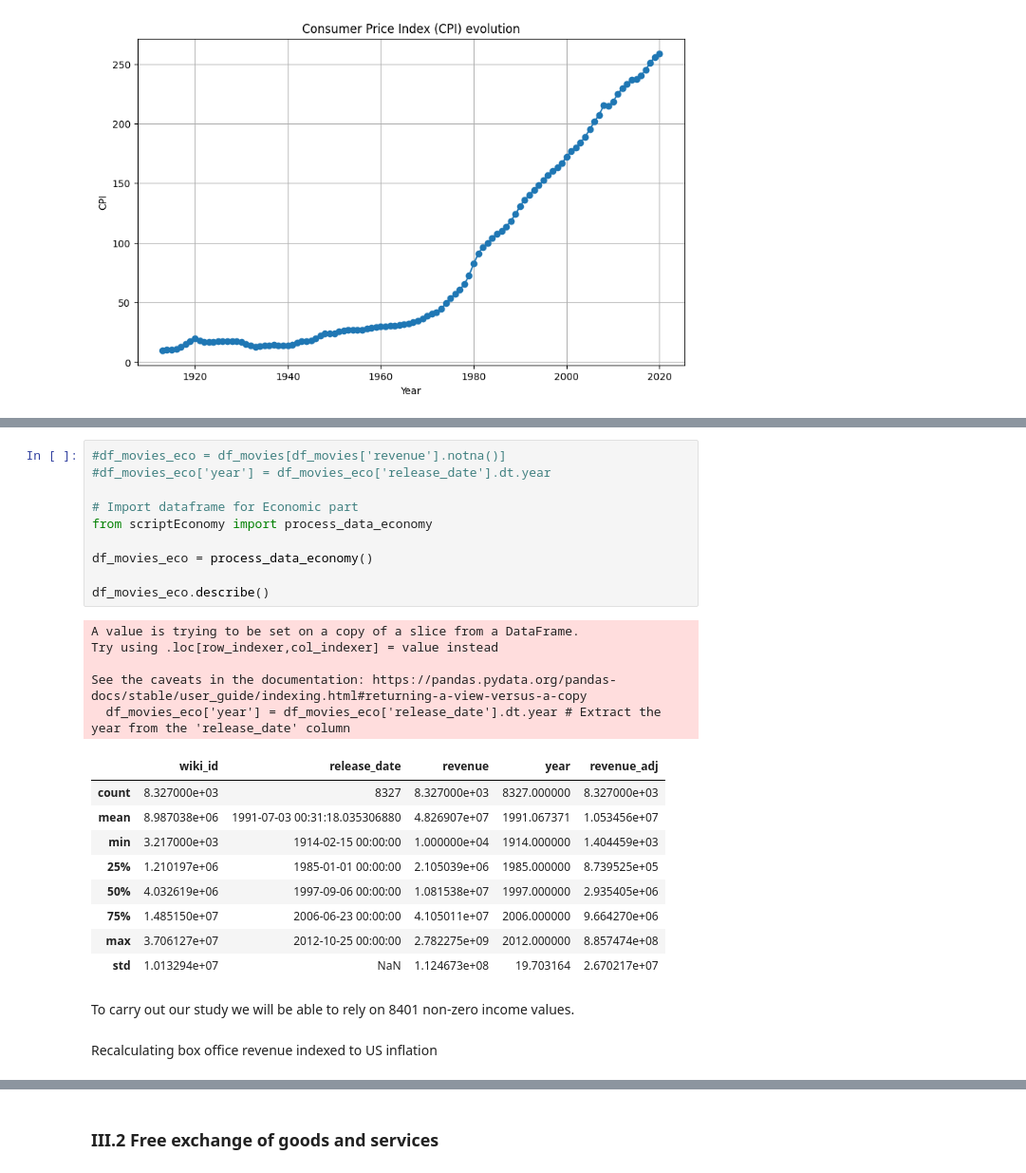
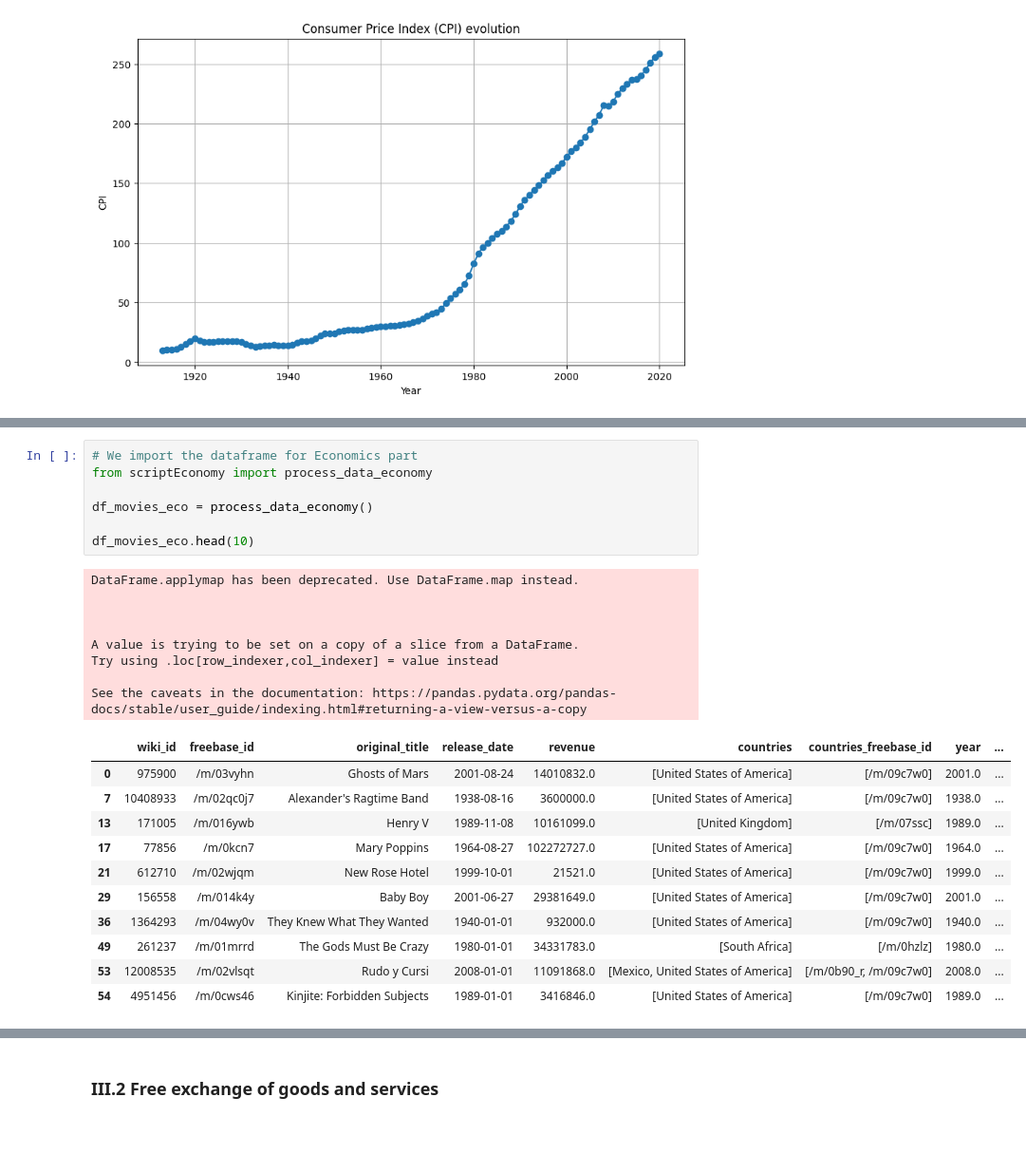
Before and after one commit to epfl-ada/ada-2024-project-teamcsx24, a Jupyter notebook: results_economy.ipynb, the cells around one changed output, grey strips where cells are left out. Shown at 95% size. Drawn from its saved outputs; the diff is of its cells as text; blank space fills up the shorter version.

Commit message:
Final Economic Analysis

```diff
--- a/results_economy.ipynb
+++ b/results_economy.ipynb
@@ -260,29 +268,27 @@ Filtering on notna box office revenue
 # %%
-#df_movies_eco = df_movies[df_movies['revenue'].notna()]
-#df_movies_eco['year'] = df_movies_eco['release_date'].dt.year
-
-# Import dataframe for Economic part
+# We import the dataframe for Economics part
 from scriptEconomy import process_data_economy
 
 df_movies_eco = process_data_economy()
 
-df_movies_eco.describe()
+df_movies_eco.head(10)
 # %% [output]
+DataFrame.applymap has been deprecated. Use DataFrame.map instead.
+
+
+
 A value is trying to be set on a copy of a slice from a DataFrame.
 Try using .loc[row_indexer,col_indexer] = value instead
 
 See the caveats in the documentation: https://pandas.pydata.org/pandas-docs/stable/user_guide/indexing.html#returning-a-view-versus-a-copy
-  df_movies_eco['year'] = df_movies_eco['release_date'].dt.year # Extract the year from the 'release_date' column
-|  | wiki_id | release_date | revenue | year | revenue_adj |
-| count | 8.327000e+03 | 8327 | 8.327000e+03 | 8327.000000 | 8.327000e+03 |
-| mean | 8.987038e+06 | 1991-07-03 00:31:18.035306880 | 4.826907e+07 | 1991.067371 | 1.053456e+07 |
-| min | 3.217000e+03 | 1914-02-15 00:00:00 | 1.000000e+04 | 1914.000000 | 1.404459e+03 |
-| 25% | 1.210197e+06 | 1985-01-01 00:00:00 | 2.105039e+06 | 1985.000000 | 8.739525e+05 |
-| 50% | 4.032619e+06 | 1997-09-06 00:00:00 | 1.081538e+07 | 1997.000000 | 2.935405e+06 |
-| 75% | 1.485150e+07 | 2006-06-23 00:00:00 | 4.105011e+07 | 2006.000000 | 9.664270e+06 |
-| max | 3.706127e+07 | 2012-10-25 00:00:00 | 2.782275e+09 | 2012.000000 | 8.857474e+08 |
-| std | 1.013294e+07 | NaN | 1.124673e+08 | 19.703164 | 2.670217e+07 |
+|  | wiki_id | freebase_id | original_title | release_date | revenue | countries | countries_freebase_id | year | ... |
+| 0 | 975900 | /m/03vyhn | Ghosts of Mars | 2001-08-24 | 14010832.0 | [United States of America] | [/m/09c7w0] | 2001.0 | ... |
+| 7 | 10408933 | /m/02qc0j7 | Alexander's Ragtime Band | 1938-08-16 | 3600000.0 | [United States of America] | [/m/09c7w0] | 1938.0 | ... |
+| 13 | 171005 | /m/016ywb | Henry V | 1989-11-08 | 10161099.0 | [United Kingdom] | [/m/07ssc] | 1989.0 | ... |
+| 17 | 77856 | /m/0kcn7 | Mary Poppins | 1964-08-27 | 102272727.0 | [United States of America] | [/m/09c7w0] | 1964.0 | ... |
+| 21 | 612710 | /m/02wjqm | New Rose Hotel | 1999-10-01 | 21521.0 | [United States of America] | [/m/09c7w0] | 1999.0 | ... |
+| 29 | 156558 | /m/014k4y | Baby Boy | 2001-06-27 | 29381649.0 | [United States of America] | [/m/09c7w0] | 2001.0 | ... |
+| 36 | 1364293 | /m/04wy0v | They Knew What They Wanted | 1940-01-01 | 932000.0 | [United States of America] | [/m/09c7w0] | 1940.0 | ... |
+| 49 | 261237 | /m/01mrrd | The Gods Must Be Crazy | 1980-01-01 | 34331783.0 | [South Africa] | [/m/0hzlz] | 1980.0 | ... |
+| 53 | 12008535 | /m/02vlsqt | Rudo y Cursi | 2008-01-01 | 11091868.0 | [Mexico, United States of America] | [/m/0b90_r, /m/09c7w0] | 2008.0 | ... |
+| 54 | 4951456 | /m/0cws46 | Kinjite: Forbidden Subjects | 1989-01-01 | 3416846.0 | [United States of America] | [/m/09c7w0] | 1989.0 | ... |
-# %% [markdown]
-To carry out our study we will be able to rely on 8401 non-zero income values.
-# %% [markdown]
-Recalculating box office revenue indexed to US inflation
```
Also changed, not shown: parts of 75 cells of this notebook, 8 other files.
